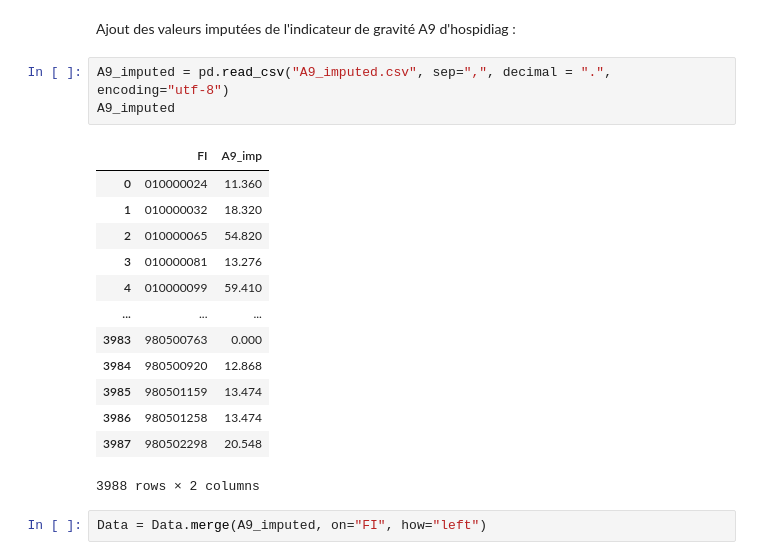
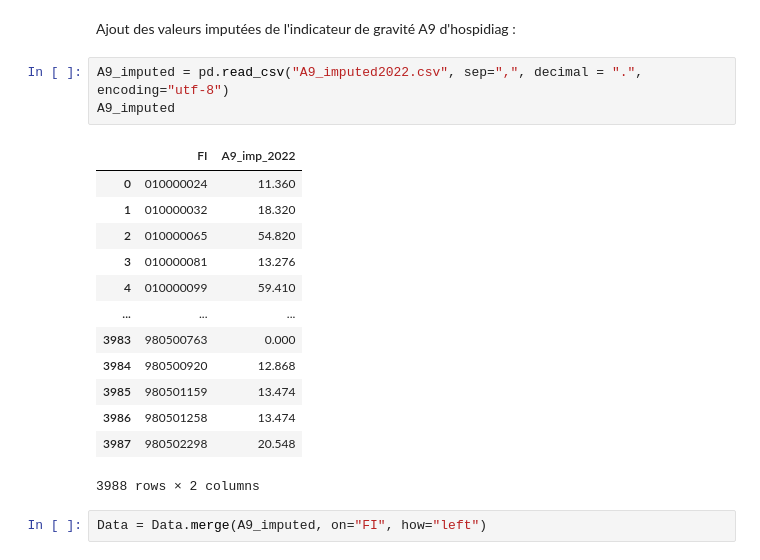
Before and after one commit to Alexandre484/StatApp, a Jupyter notebook: demande_conditionnelle.ipynb, the cells around one changed output. Cells and saved outputs as stored; diff of their text form.

```diff
--- a/demande_conditionnelle.ipynb
+++ b/demande_conditionnelle.ipynb
@@ -328,10 +300,10 @@ plt.show()
 # %% [markdown]
 Ajout des valeurs imputées de l'indicateur de gravité A9 d'hospidiag :
 # %%
-A9_imputed = pd.read_csv("A9_imputed.csv", sep=",", decimal = ".", encoding="utf-8")
+A9_imputed = pd.read_csv("A9_imputed2022.csv", sep=",", decimal = ".", encoding="utf-8")
 A9_imputed
 # %% [output]
-|  | FI | A9_imp |
+|  | FI | A9_imp_2022 |
 | 0 | 010000024 | 11.360 |
 | 1 | 010000032 | 18.320 |
 | 2 | 010000065 | 54.820 |
```
Also changed, not shown: parts of 73 cells of this notebook, 2 other files.
